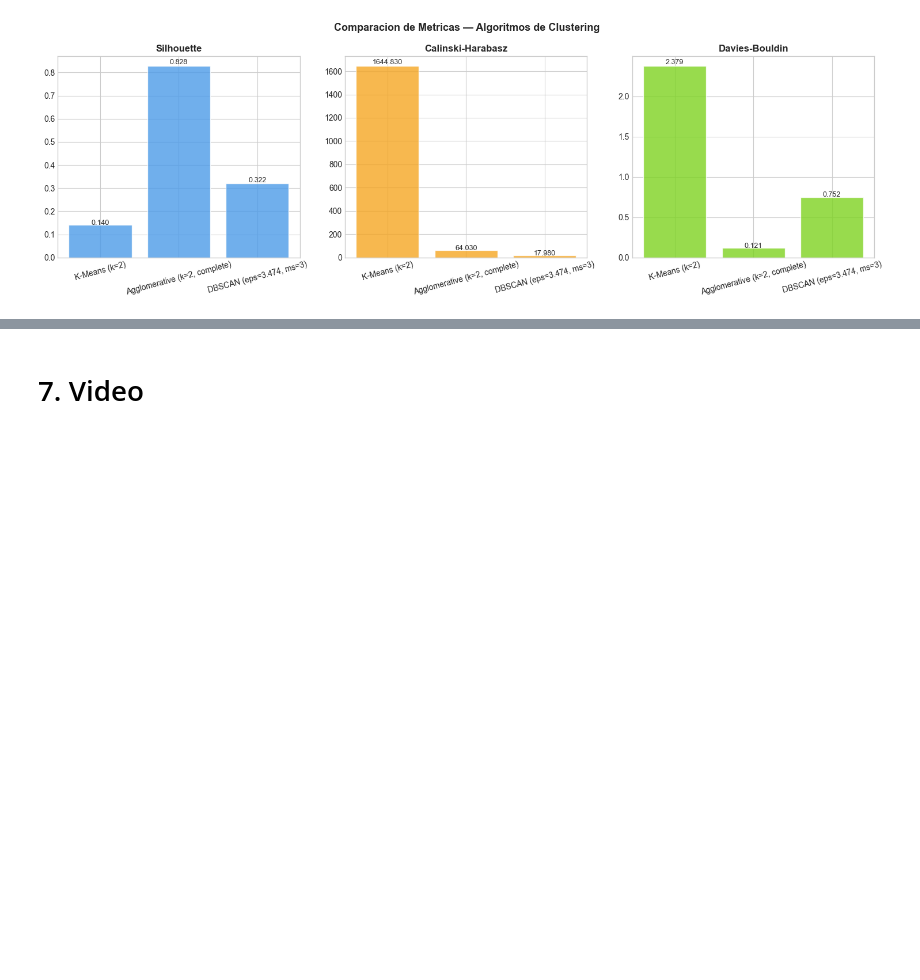
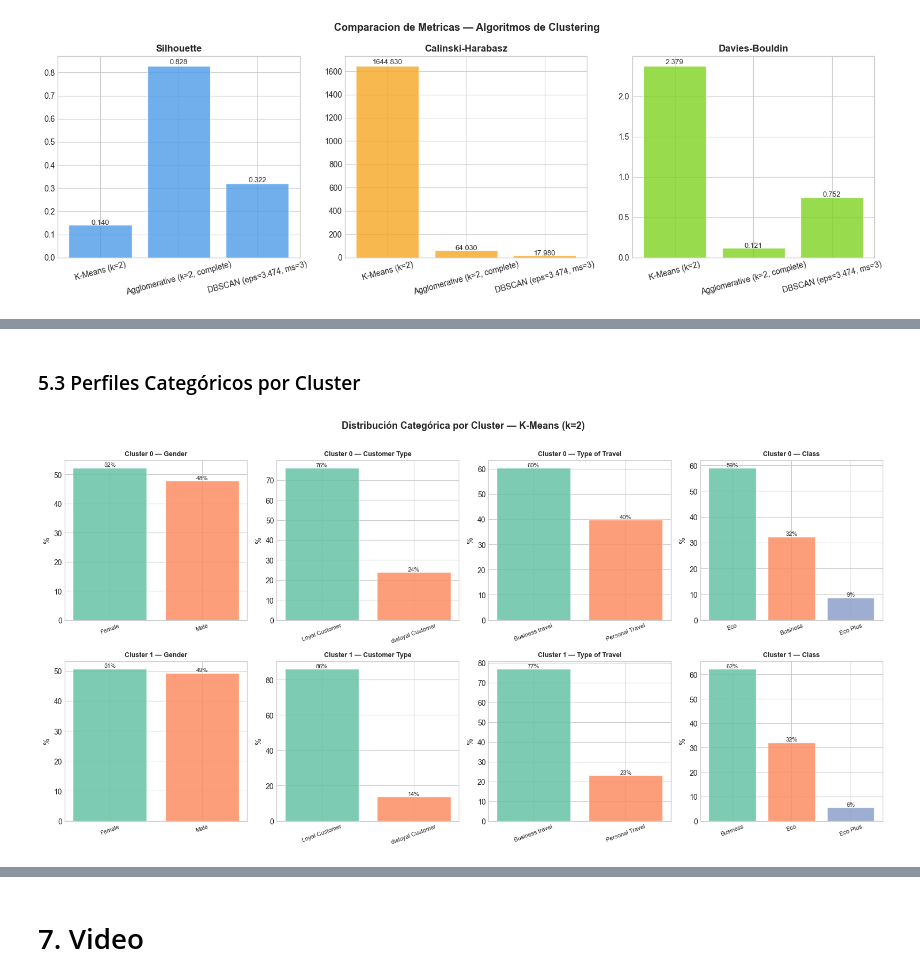
Before and after one commit to aspd-2501/Lab4-AM, a Jupyter notebook: Lab4.ipynb, the cells around one changed output, grey strips where cells are left out. Drawn from its saved outputs; the diff is of its cells as text; code cells hidden in the pictures; blank space fills up the shorter version.

```diff
--- a/Lab4.ipynb
+++ b/Lab4.ipynb
@@ -1237,0 +1295,32 @@ Las restricciones que afectaron a los demas:
+# %% [markdown]
+### 5.3 Perfiles Categóricos por Cluster
+# %%
+cols_cat_eval = ['Gender', 'Customer Type', 'Type of Travel', 'Class']
+n_clusters_best = df_eval_clean['Cluster'].nunique()
+
+fig, axes = plt.subplots(n_clusters_best, len(cols_cat_eval),
+                          figsize=(16, 4 * n_clusters_best))
+if n_clusters_best == 1:
+    axes = axes.reshape(1, -1)
+
+palette = sns.color_palette('Set2')
+
+for i, cluster_id in enumerate(sorted(df_eval_clean['Cluster'].unique())):
+    sub = df_eval_clean[df_eval_clean['Cluster'] == cluster_id]
+    for j, col in enumerate(cols_cat_eval):
+        counts = sub[col].value_counts(normalize=True) * 100
+        ax = axes[i][j]
+        bars = ax.bar(counts.index, counts.values,
+                      color=palette[:len(counts)], edgecolor='white', alpha=0.85)
+        ax.set_title(f'Cluster {cluster_id} — {col}', fontsize=9, fontweight='bold')
+        ax.set_ylabel('%'); ax.tick_params(axis='x', rotation=20, labelsize=8)
+        for bar, v in zip(bars, counts.values):
+            ax.text(bar.get_x()+bar.get_width()/2, v+0.5, f'{v:.0f}%',
+                    ha='center', fontsize=8)
+
+plt.suptitle(f'Distribución Categórica por Cluster — {best_model_name}',
+             fontsize=13, fontweight='bold', y=1.01)
+plt.tight_layout()
+plt.show()
+# %% [output]
+[figure, added]
```
Also changed, not shown: parts of 41 cells of this notebook.
